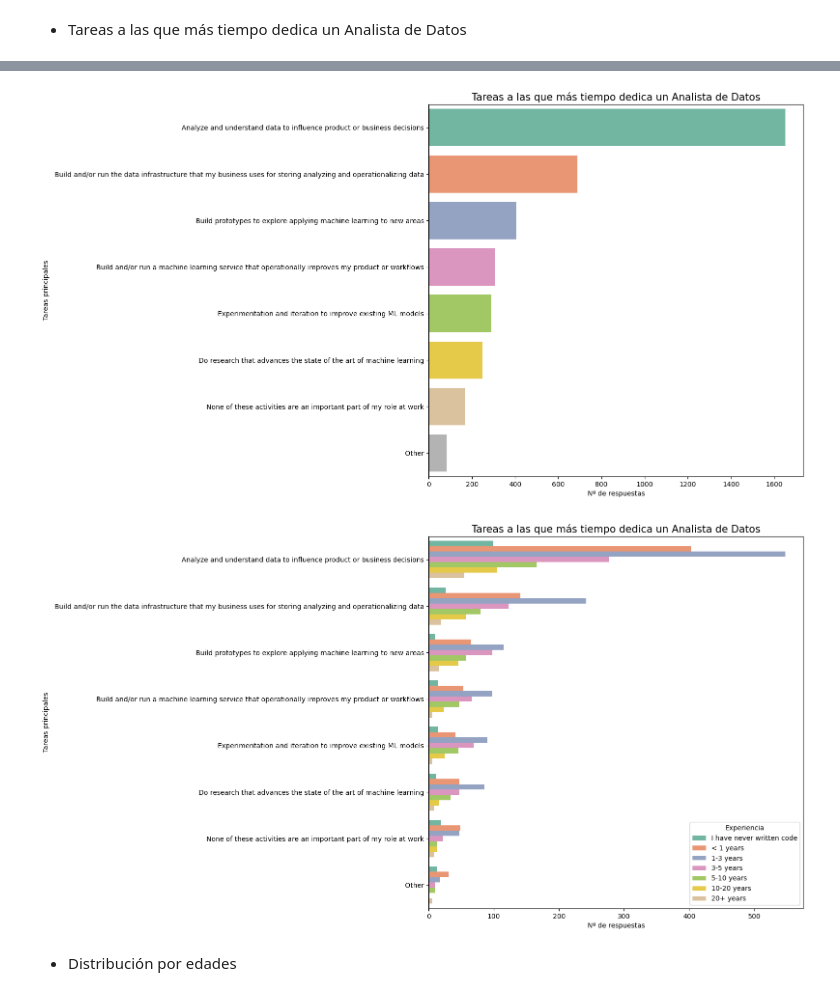
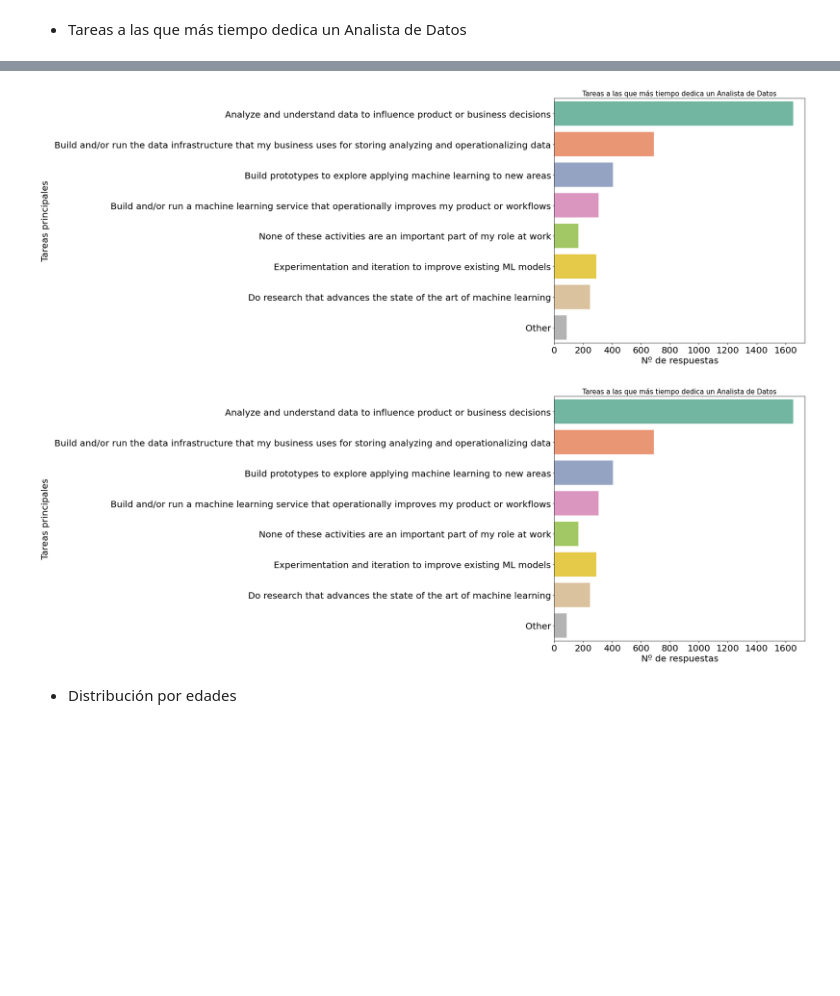
Before and after one commit to MaitaneP/adalab-da-modulo2-proyecto-equipo3, a Jupyter notebook: notebooks/4_visualizacion_datos.ipynb, the cells around one changed output, grey strips where cells are left out. Saved outputs shown, nothing was run; the diff lists cells and outputs as text; code cells hidden in the pictures; blank space fills up the shorter version.

```diff
--- a/notebooks/4_visualizacion_datos.ipynb
+++ b/notebooks/4_visualizacion_datos.ipynb
@@ -72,30 +91,40 @@ plt.show();
 # %%
 plt.figure(figsize = (10,10))
 
-fig = sns.countplot(y = 'q24', data = df_q24, palette = 'Set2', order=df_q24['q24'].value_counts().reset_index()['index'])
+fig = sns.countplot(y = 'q24', data = df_q24, palette = 'Set2')#, order= df_q24['q24'].value_counts().reset_index()['count']) - me daba error
 
 fig.set_title('Tareas a las que más tiempo dedica un Analista de Datos', fontsize = 15)
 
 fig.set(xlabel='Nº de respuestas', ylabel='Tareas principales')
 
 plt.show();
 # %% [output]
-[figure, old version]
+[figure, new version]
+# %%
+plt.figure(figsize = (10,10))
+
+fig = sns.countplot(y = 'q24', data = df_q24, palette = 'Set2')
+
+fig.set_title('Tareas a las que más tiempo dedica un Analista de Datos', fontsize = 15)
+
+fig.set(xlabel='Nº de respuestas', ylabel='Tareas principales')
+
+plt.show();
+# %% [output]
+[figure, added]
 # %%
-plt.figure(figsize = (10,10))
+# plt.figure(figsize = (10,10))
 
-fig = sns.countplot(y = 'q24', data = df_q24, palette = 'Set2', hue= 'q6', order=df_q24['q24'].value_counts().reset_index()['index'],
-                    hue_order=spv.orden_experiencia)
+# fig = sns.countplot(y = 'q24', data = df_q24, palette = 'Set2', hue= 'q6', order=df_q24['q24'].value_counts().reset_index()['index'],
+#                     hue_order=spv.orden_experiencia)
 
-fig.set_title('Tareas a las que más tiempo dedica un Analista de Datos', fontsize = 15)
+# fig.set_title('Tareas a las que más tiempo dedica un Analista de Datos', fontsize = 15)
 
-fig.set(xlabel='Nº de respuestas', ylabel='Tareas principales')
+# fig.set(xlabel='Nº de respuestas', ylabel='Tareas principales')
 
-plt.legend(title='Experiencia')
+# plt.legend(title='Experiencia')
 
-plt.show();
+# plt.show();
-# %% [output]
-[figure, removed]
 # %% [markdown]
 - Distribución por edades
 # %%
```
Also changed, not shown: parts of 50 cells of this notebook, 14 other files.
